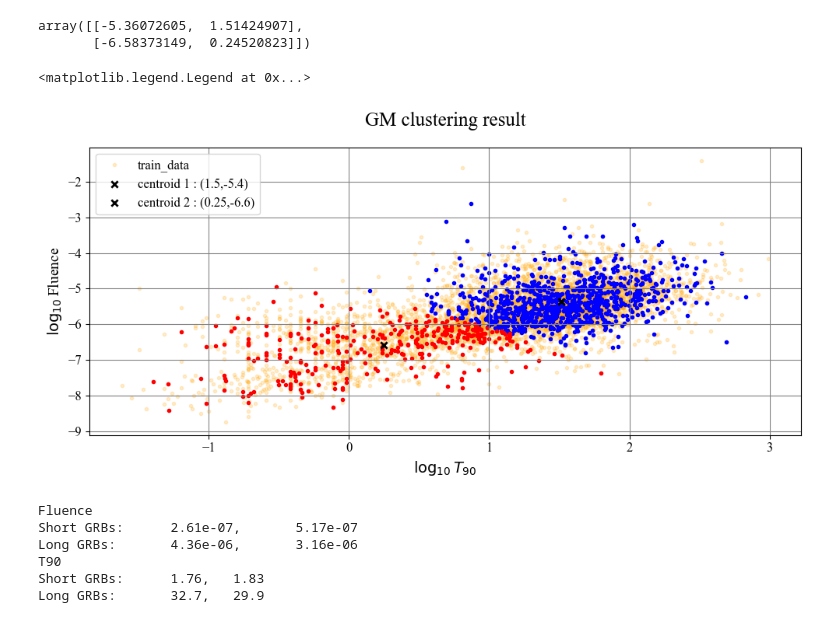
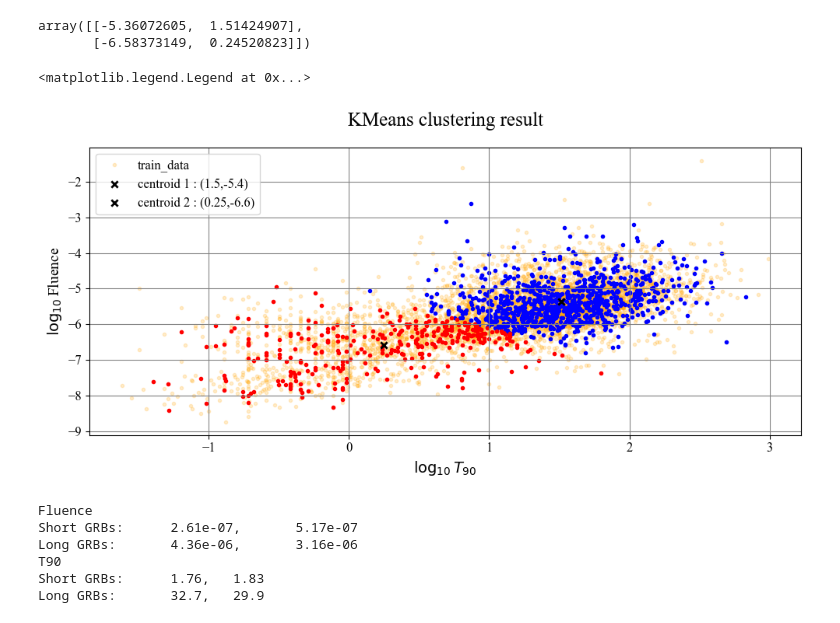
Before and after one commit to Richardforphys/Astrostatistics, a Jupyter notebook: Notebooks/Exam/GRB.ipynb, the cells around one changed output. Cells and saved outputs as stored; diff of their text form; code cells hidden in the pictures.

```diff
--- a/Notebooks/Exam/GRB.ipynb
+++ b/Notebooks/Exam/GRB.ipynb
@@ -494,18 +494,18 @@ array([[-5.36072605,  1.51424907],
 # %%
 plt.scatter(A_train.T[1],A_train.T[0],marker='.', color='orange', alpha=0.2, label='train_data')
 plt.scatter(A_test.T[1][labels==0],A_test.T[0][labels==0],marker='.', color='blue')
 plt.scatter(A_test.T[1][labels==1],A_test.T[0][labels==1],marker='.', color='red')
 plt.scatter(km.cluster_centers_[0][1],km.cluster_centers_[0][0], marker='x', color='black',
             label=f'centroid 1 : ({km.cluster_centers_[0][1]:.2},{km.cluster_centers_[0][0]:.2})')
 plt.scatter(km.cluster_centers_[1][1],km.cluster_centers_[1][0], marker='x', color='black',
             label=f'centroid 2 : ({km.cluster_centers_[1][1]:.2},{km.cluster_centers_[1][0]:.2})')
 plt.xlabel(r'$\log_{10}T_{90}$')
 plt.ylabel(r'$\log_{10}$Fluence')
-plt.title('GM clustering result')
+plt.title('KMeans clustering result')
 plt.legend()
 # %% [output]
 <matplotlib.legend.Legend at 0x...>
-[figure, old version]
+[figure, new version]
 # %%
 for i,a in enumerate(['Fluence', 'T90']):
     print(a)
```
